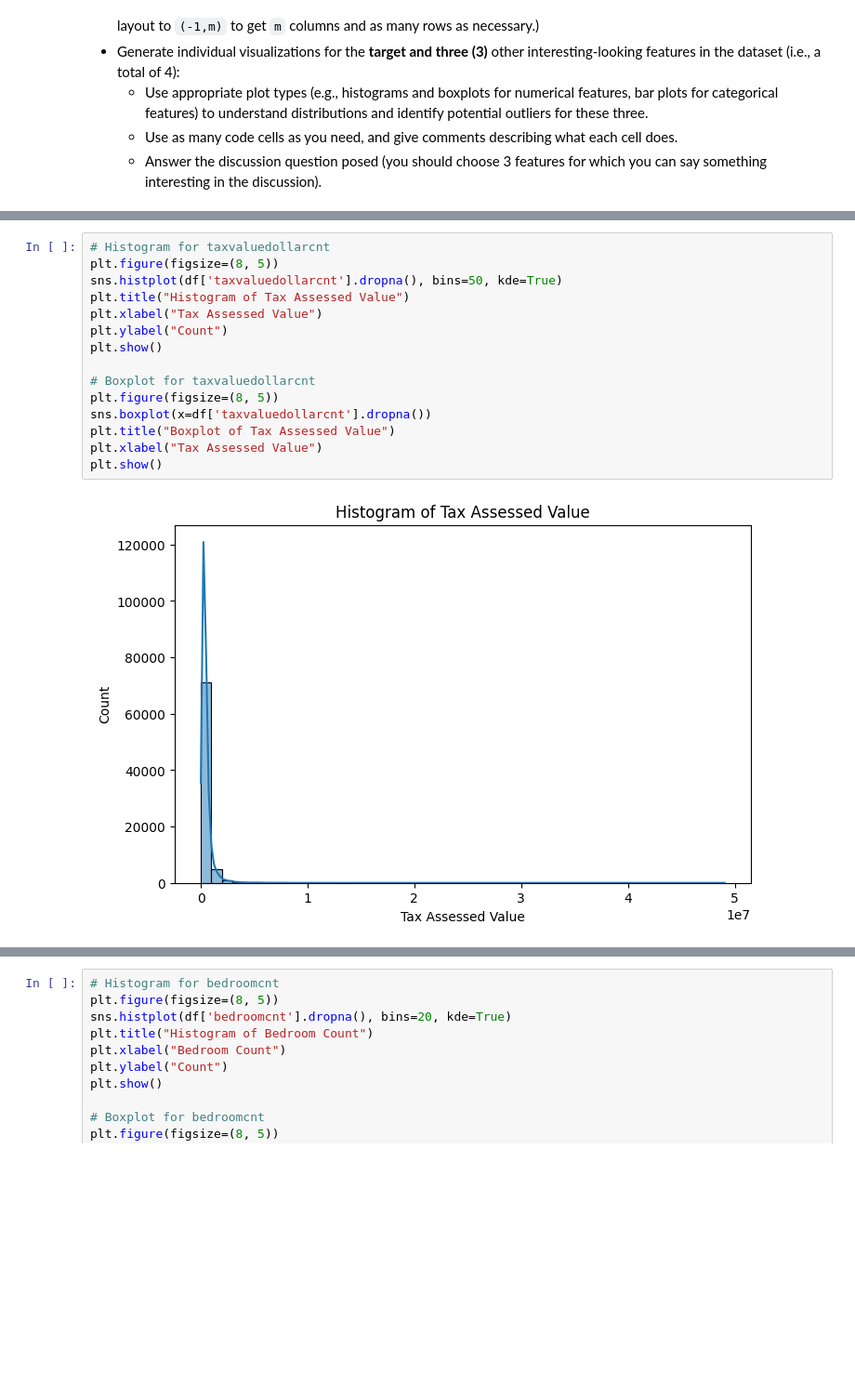
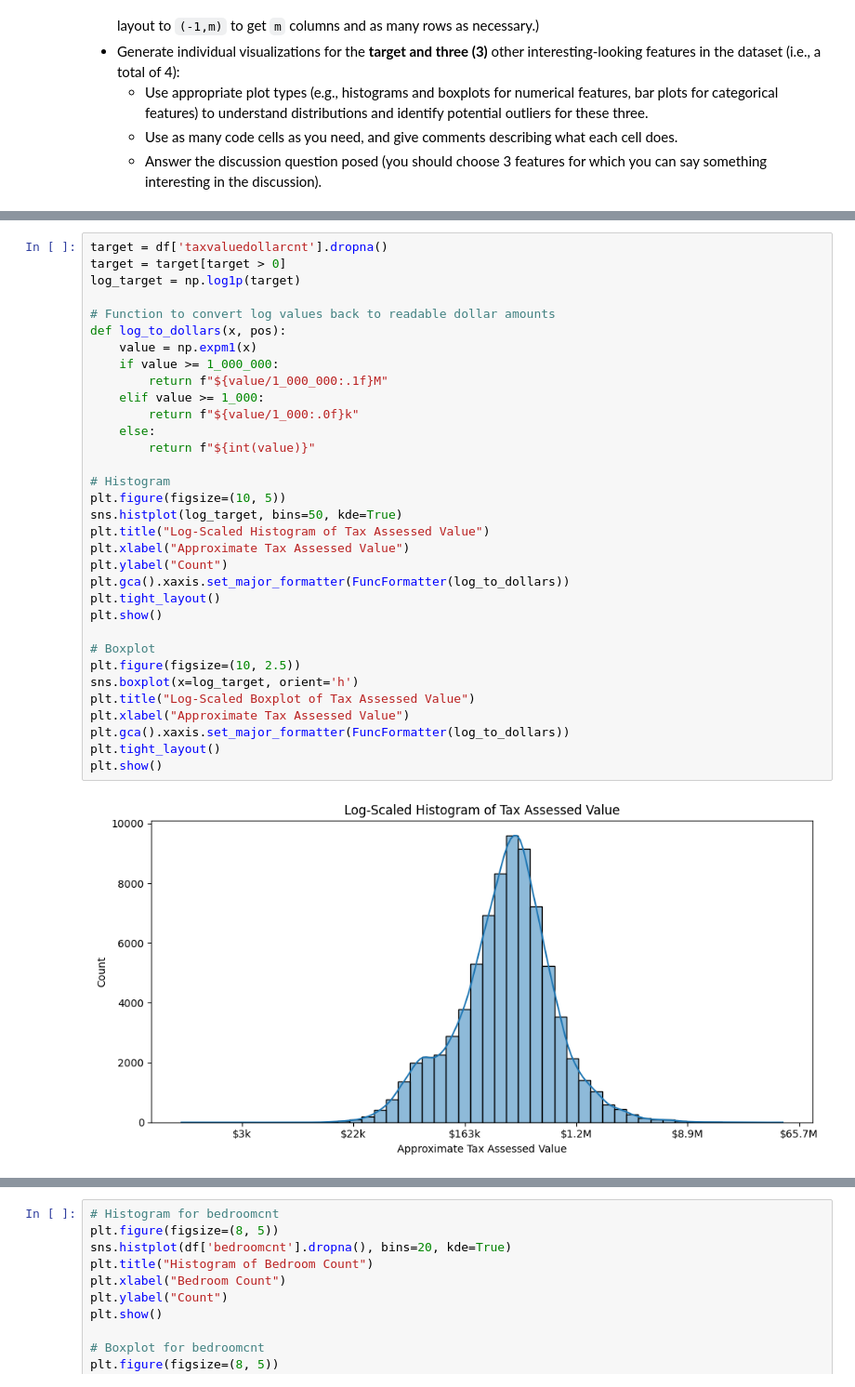
Before and after one commit to cwmckee91/dx603milestone1, a Jupyter notebook: dx603milestone1/Milestone_01.ipynb, the cells around one changed output, grey strips where cells are left out. Shown at 93% size. Saved outputs shown, nothing was run; the diff lists cells and outputs as text; blank space fills up the shorter version.

```diff
--- a/dx603milestone1/Milestone_01.ipynb
+++ b/dx603milestone1/Milestone_01.ipynb
@@ -451,17 +465,35 @@ plt.show()
 # %%
-# Histogram for taxvaluedollarcnt
-plt.figure(figsize=(8, 5))
-sns.histplot(df['taxvaluedollarcnt'].dropna(), bins=50, kde=True)
-plt.title("Histogram of Tax Assessed Value")
-plt.xlabel("Tax Assessed Value")
+target = df['taxvaluedollarcnt'].dropna()
+target = target[target > 0]
+log_target = np.log1p(target)
+
+# Function to convert log values back to readable dollar amounts
+def log_to_dollars(x, pos):
+    value = np.expm1(x)
+    if value >= 1_000_000:
+        return f"${value/1_000_000:.1f}M"
+    elif value >= 1_000:
+        return f"${value/1_000:.0f}k"
+    else:
+        return f"${int(value)}"
+
+# Histogram
+plt.figure(figsize=(10, 5))
+sns.histplot(log_target, bins=50, kde=True)
+plt.title("Log-Scaled Histogram of Tax Assessed Value")
+plt.xlabel("Approximate Tax Assessed Value")
 plt.ylabel("Count")
+plt.gca().xaxis.set_major_formatter(FuncFormatter(log_to_dollars))
+plt.tight_layout()
 plt.show()
 
-# Boxplot for taxvaluedollarcnt
-plt.figure(figsize=(8, 5))
-sns.boxplot(x=df['taxvaluedollarcnt'].dropna())
-plt.title("Boxplot of Tax Assessed Value")
-plt.xlabel("Tax Assessed Value")
+# Boxplot
+plt.figure(figsize=(10, 2.5))
+sns.boxplot(x=log_target, orient='h')
+plt.title("Log-Scaled Boxplot of Tax Assessed Value")
+plt.xlabel("Approximate Tax Assessed Value")
+plt.gca().xaxis.set_major_formatter(FuncFormatter(log_to_dollars))
+plt.tight_layout()
 plt.show()
 # %% [output]
-[figure, old version]
+[figure, new version]
```
Also changed, not shown: parts of 31 cells of this notebook.
